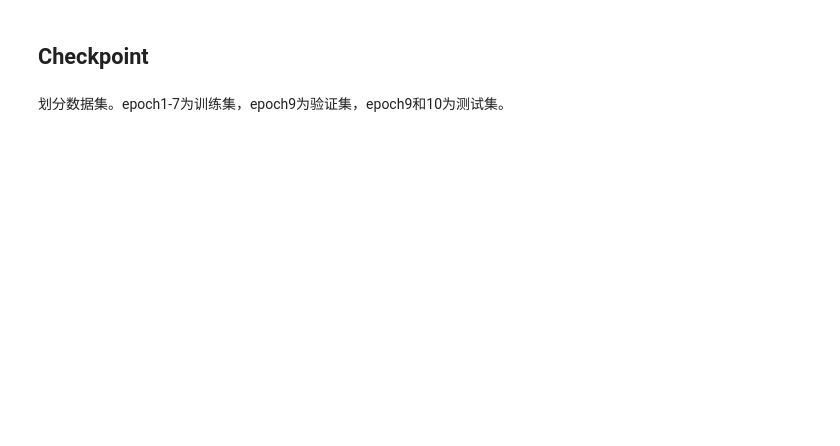
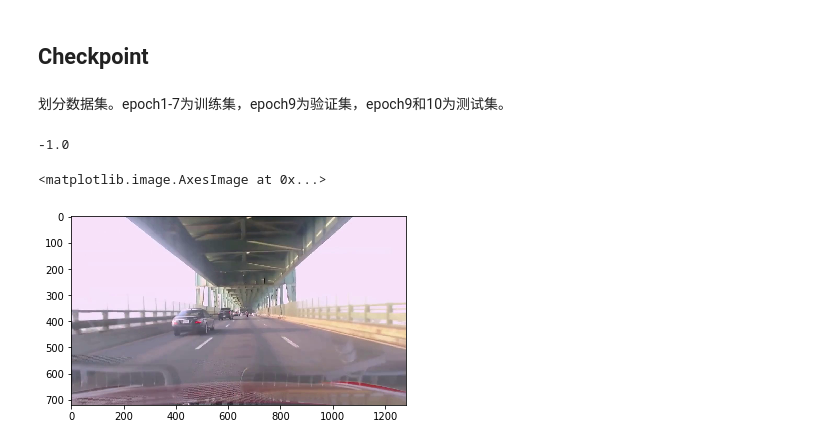
Before and after one commit to Meirtz/DeepTesla, a Jupyter notebook: DeepTesla.ipynb, the cells around one changed output. Drawn from its saved outputs; the diff is of its cells as text; code cells hidden in the pictures; blank space fills up the shorter version.

```diff
--- a/DeepTesla.ipynb
+++ b/DeepTesla.ipynb
@@ -90,0 +91,11 @@ def read_dataset(dataset_type):
+# %%
+y = pd.read_csv("./data/epoch01_steering.csv")
+y = y[y['ts_micro']==1464650070285914]
+print(y['wheel'].values[0])
+"1464650070285914.jpg".split(".")
+img = cv2.imread(os.readlink("./images/train/1464303774991807.jpg"))
+plt.imshow(img)
+# %% [output]
+-1.0
+<matplotlib.image.AxesImage at 0x...>
+[figure, added]
```
Also changed, not shown: parts of 6 cells of this notebook, 5 other files.
